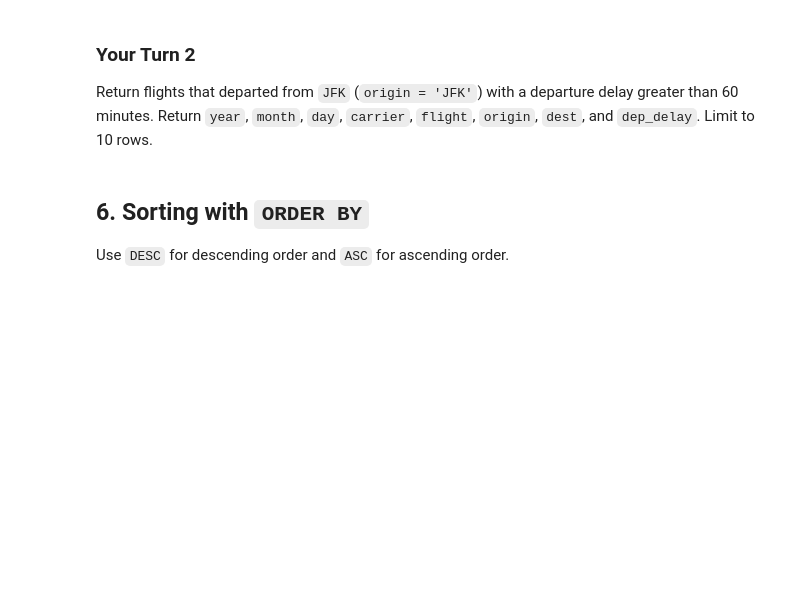
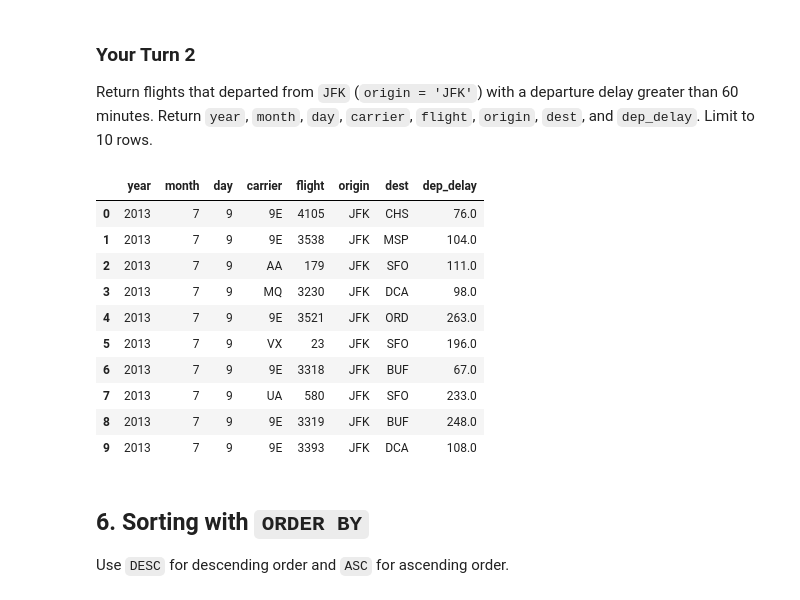
Before and after one commit to Khalidshaikh20/ban6003-week-09-10-sql-abt, a Jupyter notebook: notebooks/module9_neon_sql_fundamentals_guided_lab.ipynb, the cells around one changed output. Drawn from its saved outputs; the diff is of its cells as text; code cells hidden in the pictures; blank space fills up the shorter version.

```diff
--- a/notebooks/module9_neon_sql_fundamentals_guided_lab.ipynb
+++ b/notebooks/module9_neon_sql_fundamentals_guided_lab.ipynb
@@ -188,10 +268,26 @@ Return flights that departed from `JFK` (`origin = 'JFK'`) with a departure dela
 # %%
 # Your Turn 2
 query = """
-
+SELECT year, month, day, carrier, flight, origin, dest, dep_delay
+FROM flights
+WHERE origin = 'JFK'
+  AND dep_delay > 60
+LIMIT 10;
 """
 
 run_query(query, engine)
+# %% [output]
+|  | year | month | day | carrier | flight | origin | dest | dep_delay |
+| 0 | 2013 | 7 | 9 | 9E | 4105 | JFK | CHS | 76.0 |
+| 1 | 2013 | 7 | 9 | 9E | 3538 | JFK | MSP | 104.0 |
+| 2 | 2013 | 7 | 9 | AA | 179 | JFK | SFO | 111.0 |
+| 3 | 2013 | 7 | 9 | MQ | 3230 | JFK | DCA | 98.0 |
+| 4 | 2013 | 7 | 9 | 9E | 3521 | JFK | ORD | 263.0 |
+| 5 | 2013 | 7 | 9 | VX | 23 | JFK | SFO | 196.0 |
+| 6 | 2013 | 7 | 9 | 9E | 3318 | JFK | BUF | 67.0 |
+| 7 | 2013 | 7 | 9 | UA | 580 | JFK | SFO | 233.0 |
+| 8 | 2013 | 7 | 9 | 9E | 3319 | JFK | BUF | 248.0 |
+| 9 | 2013 | 7 | 9 | 9E | 3393 | JFK | DCA | 108.0 |
 # %% [markdown]
 ## 6. Sorting with `ORDER BY`
 
```
Also changed, not shown: parts of 40 cells of this notebook, 2 other files.
